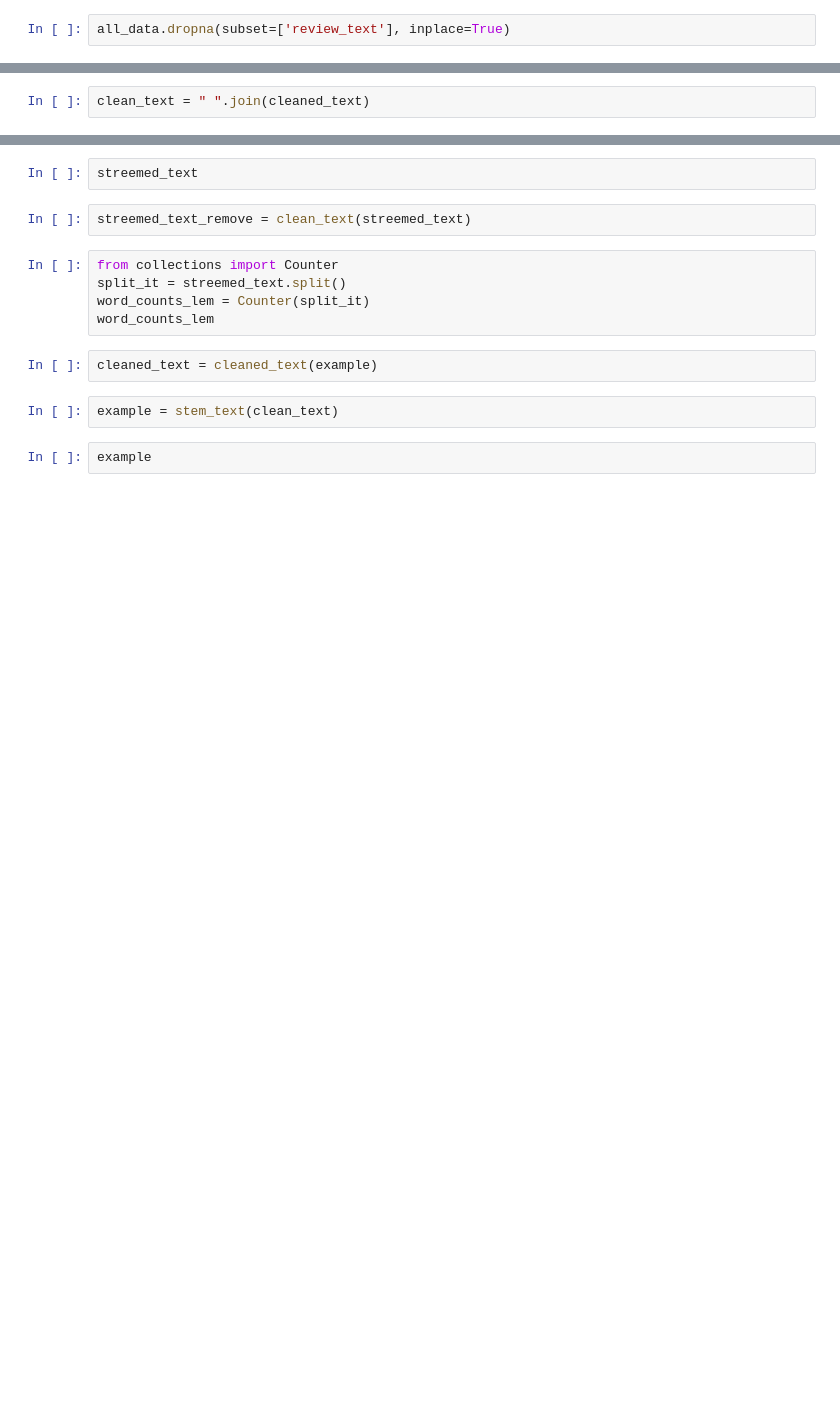
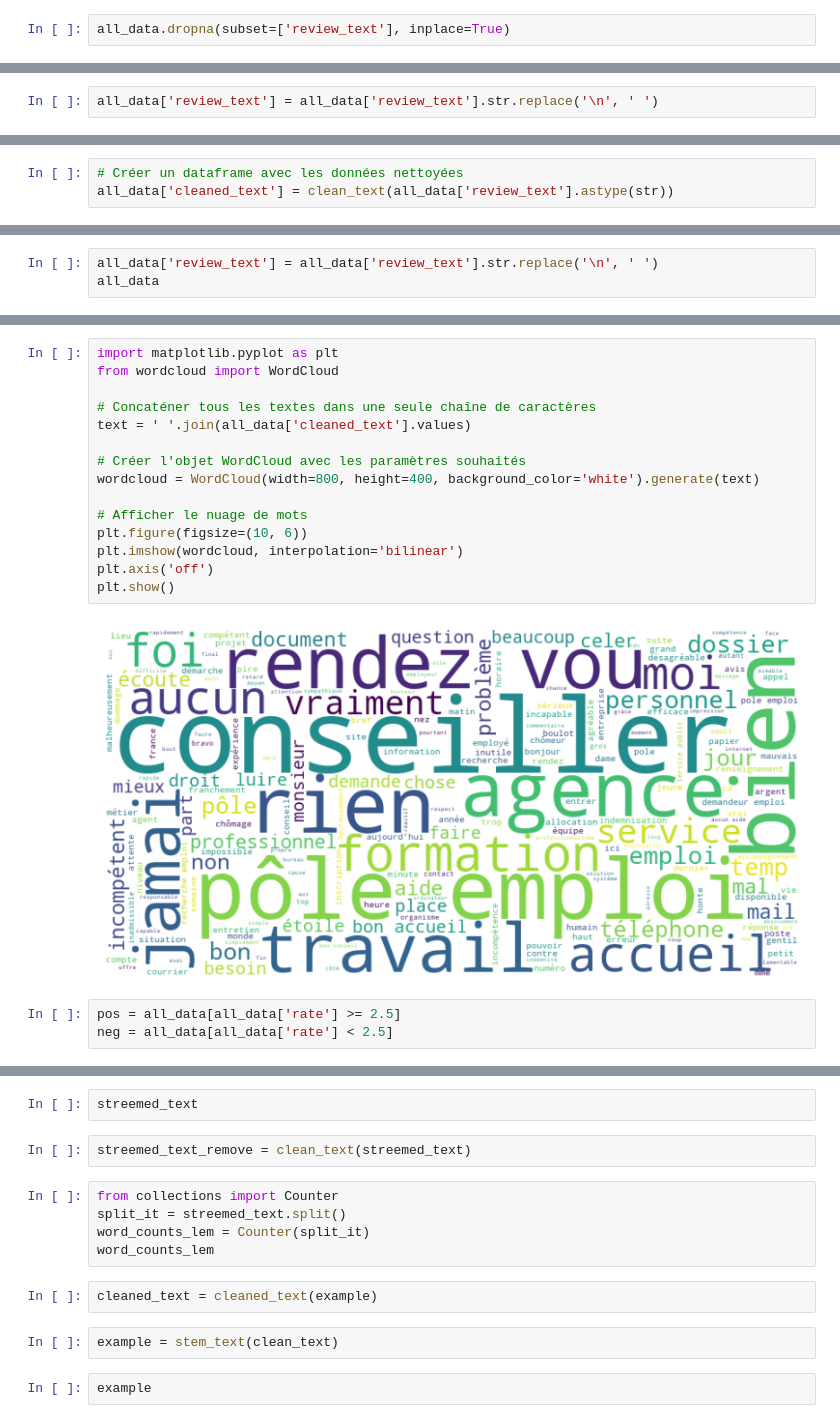
Before and after one commit to projetgouv/scraping, a Jupyter notebook: Cleaning_eda/Data_cleaning.ipynb, the cells around one changed output, grey strips where cells are left out. Cells and saved outputs as stored; diff of their text form; blank space fills up the shorter version.

```diff
--- a/Cleaning_eda/Data_cleaning.ipynb
+++ b/Cleaning_eda/Data_cleaning.ipynb
@@ -24,0 +22,2 @@ text = all_data['review_text']
+# %%
+all_data['review_text'] = all_data['review_text'].str.replace('\n', ' ')
@@ -65,2 +83,0 @@ cleaned_text = clean_text(text)
-# %%
-clean_text = " ".join(cleaned_text)
@@ -106,0 +84,3 @@ joined_text = " ".join(cleaned_sentences)
+# %%
+# Créer un dataframe avec les données nettoyées
+all_data['cleaned_text'] = clean_text(all_data['review_text'].astype(str))
@@ -106,0 +89,3 @@ joined_text = " ".join(cleaned_sentences)
+# %%
+all_data['review_text'] = all_data['review_text'].str.replace('\n', ' ')
+all_data
@@ -106,0 +211,20 @@ joined_text = " ".join(cleaned_sentences)
+# %%
+import matplotlib.pyplot as plt
+from wordcloud import WordCloud
+
+# Concaténer tous les textes dans une seule chaîne de caractères
+text = ' '.join(all_data['cleaned_text'].values)
+
+# Créer l'objet WordCloud avec les paramètres souhaités
+wordcloud = WordCloud(width=800, height=400, background_color='white').generate(text)
+
+# Afficher le nuage de mots
+plt.figure(figsize=(10, 6))
+plt.imshow(wordcloud, interpolation='bilinear')
+plt.axis('off')
+plt.show()
+# %% [output]
+[figure, added]
+# %%
+pos = all_data[all_data['rate'] >= 2.5]
+neg = all_data[all_data['rate'] < 2.5]
```
Also changed, not shown: parts of 28 cells of this notebook, 1 other file.
